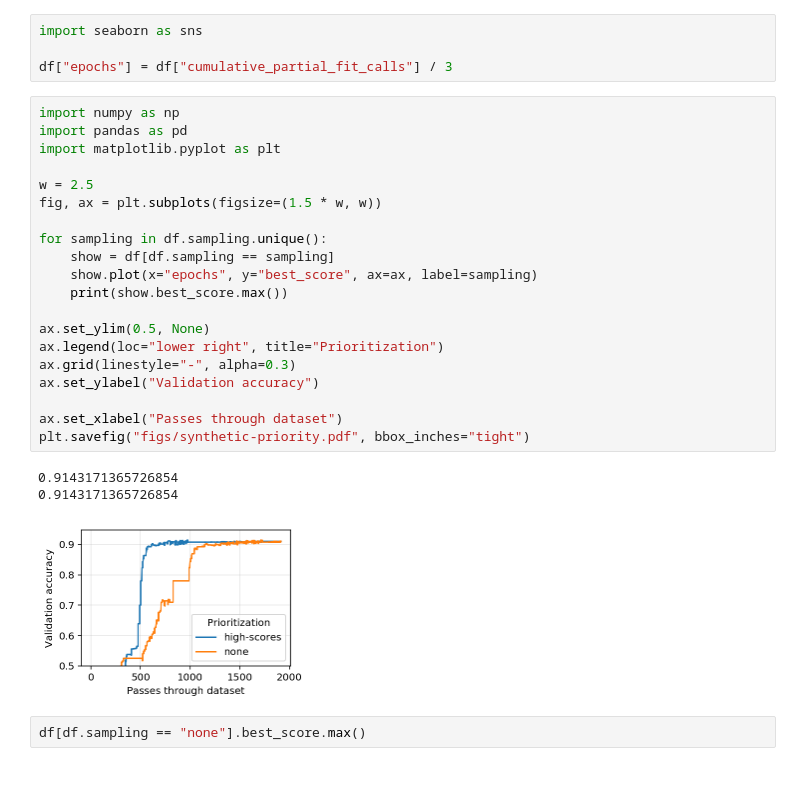
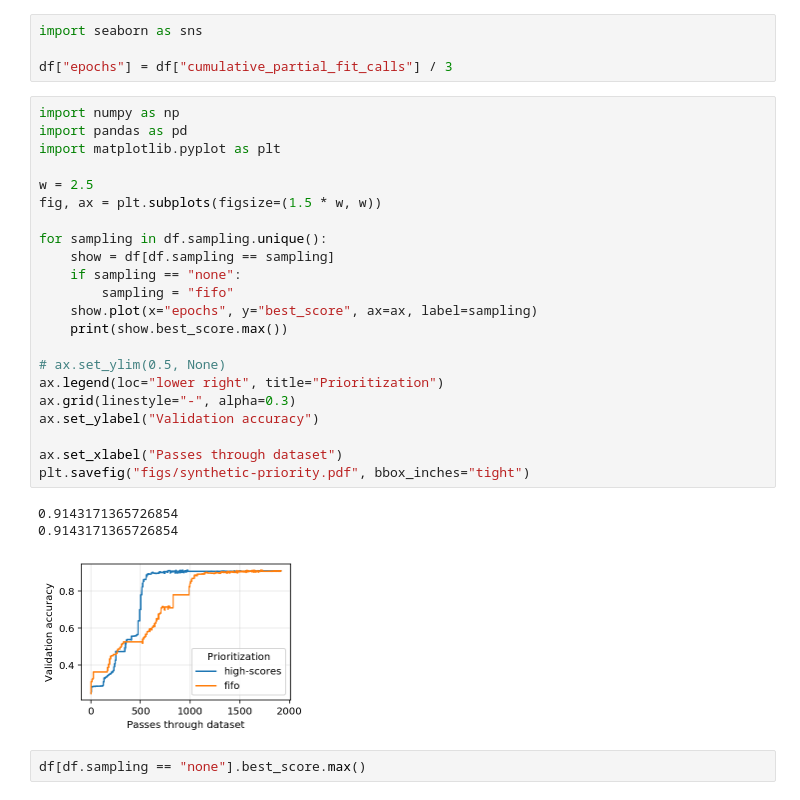
Before and after one commit to stsievert/dask-hyperband-comparison, a Jupyter notebook: synthetic/Prioritize-models-by-score-viz.ipynb, the cells around one changed output. Cells and saved outputs as stored; diff of their text form.

Commit message:
Change priority figure
Former-commit-id: 3b26b9e9322f5b3f3183d559c6ceda0f60dde3cf

```diff
--- a/synthetic/Prioritize-models-by-score-viz.ipynb
+++ b/synthetic/Prioritize-models-by-score-viz.ipynb
@@ -86,27 +86,29 @@ df["epochs"] = df["cumulative_partial_fit_calls"] / 3
 # %%
 import numpy as np
 import pandas as pd
 import matplotlib.pyplot as plt
 
 w = 2.5
 fig, ax = plt.subplots(figsize=(1.5 * w, w))
 
 for sampling in df.sampling.unique():
     show = df[df.sampling == sampling]
+    if sampling == "none":
+        sampling = "fifo"
     show.plot(x="epochs", y="best_score", ax=ax, label=sampling)
     print(show.best_score.max())
 
-ax.set_ylim(0.5, None)
+# ax.set_ylim(0.5, None)
 ax.legend(loc="lower right", title="Prioritization")
 ax.grid(linestyle="-", alpha=0.3)
 ax.set_ylabel("Validation accuracy")
 
 ax.set_xlabel("Passes through dataset")
 plt.savefig("figs/synthetic-priority.pdf", bbox_inches="tight")
 # %% [output]
 0.9143171365726854
 0.9143171365726854
-[figure, old version]
+[figure, new version]
 # %%
 df[df.sampling == "none"].best_score.max()
 # %% [output]
```
Also changed, not shown: 3 other files.
